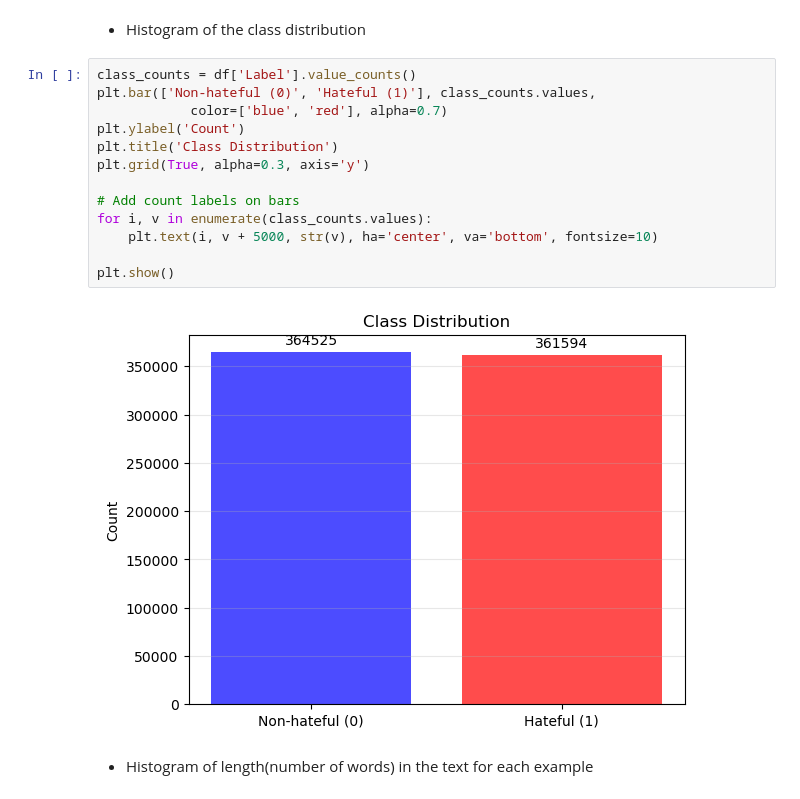
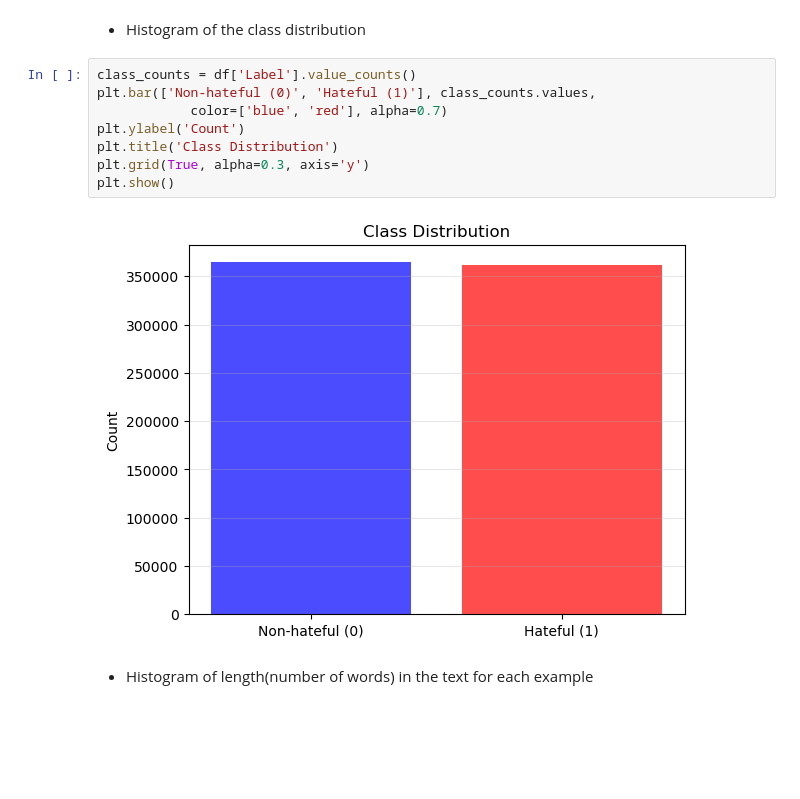
Before and after one commit to IvanYeung0610/Hate-Speech-Detection, a Jupyter notebook: KNN.ipynb, the cells around one changed output. Saved outputs shown, nothing was run; the diff lists cells and outputs as text; blank space fills up the shorter version.

```diff
--- a/KNN.ipynb
+++ b/KNN.ipynb
@@ -165,18 +162,13 @@ plt.show()
 # %%
 class_counts = df['Label'].value_counts()
 plt.bar(['Non-hateful (0)', 'Hateful (1)'], class_counts.values,
             color=['blue', 'red'], alpha=0.7)
 plt.ylabel('Count')
 plt.title('Class Distribution')
 plt.grid(True, alpha=0.3, axis='y')
-
-# Add count labels on bars
-for i, v in enumerate(class_counts.values):
-    plt.text(i, v + 5000, str(v), ha='center', va='bottom', fontsize=10)
-
 plt.show()
 # %% [output]
-[figure, old version]
+[figure, new version]
 # %% [markdown]
 * Histogram of length(number of words) in the text for each example
 # %%
```
Also changed, not shown: parts of 7 cells of this notebook.
